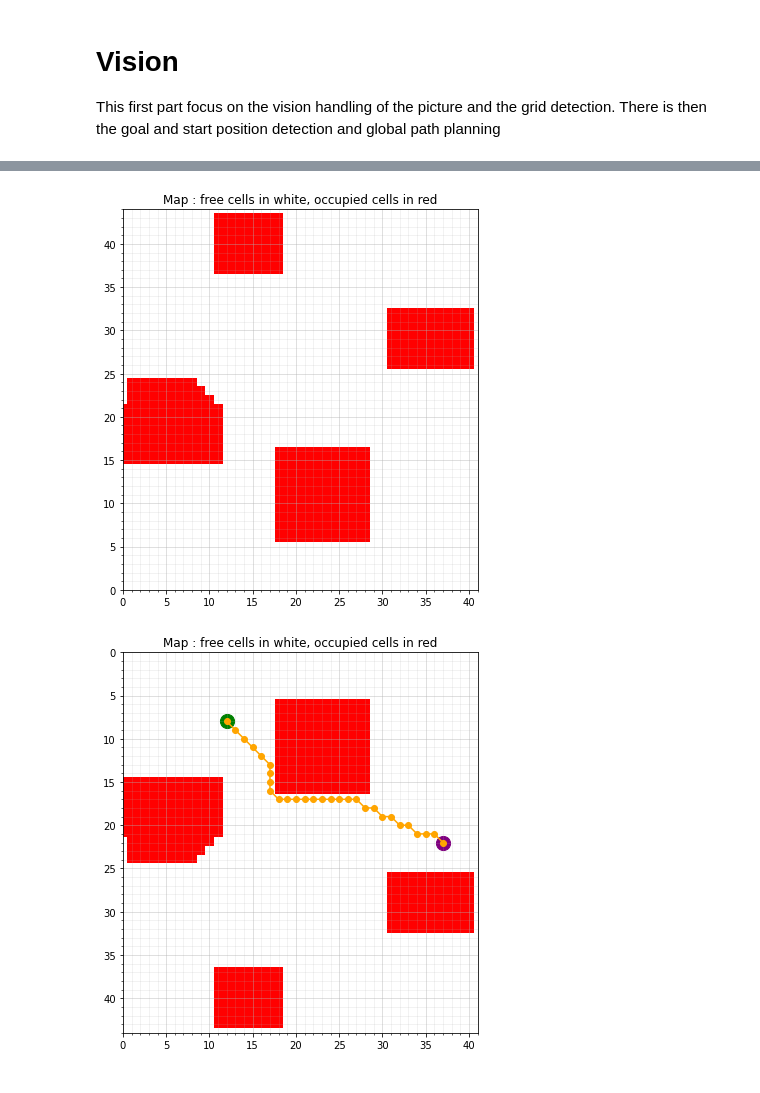
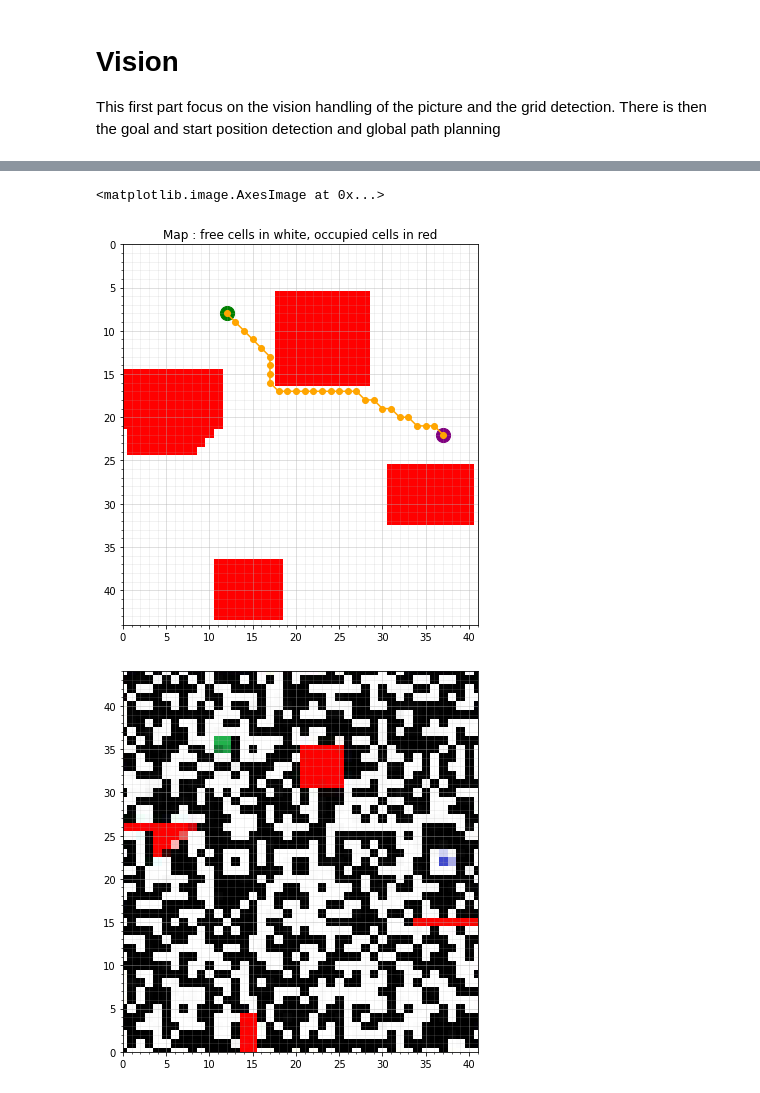
Before and after one commit to KookaS/basics-mobile-robotics, a Jupyter notebook: Vision and path planning.ipynb, the cells around one changed output, grey strips where cells are left out. Drawn from its saved outputs; the diff is of its cells as text; code cells hidden in the pictures.

```diff
--- a/Vision and path planning.ipynb
+++ b/Vision and path planning.ipynb
@@ -419,37 +417,51 @@ OCCUPIED = 1
 #####################################
 #shapren parameter
 alpha = 1.5 # Contrast control (1.0-3.0)
 beta = 0 # Brightness control (0-100)
 
-#open image
+#open image images/mapf.png
 image = cv2.imread('images/mapf.png')
 
 object_grid, occupancy_grid, world = vision(image)
 
 #change to the right coordinate format
 occupancy_grid = (np.flipud(occupancy_grid)).transpose()
 #display_map(occupancy_grid.transpose(), OCCUPANCY)
 
 #thymio and goal coordinate
 thymio_x = object_grid[thymio][y]
 thymio_y = 44-object_grid[thymio][x]
 goal_x = object_grid[goal][y]
 goal_y = 44-object_grid[goal][x]
 
 start = (thymio_x,thymio_y)
 goal = (goal_x,goal_y)
 
 final_occupancy_grid = increased_obstacles_map(occupancy_grid)
 
 # Run the A* algorithm
 path = A_Star(start, goal, final_occupancy_grid)
 path = np.array(path).reshape(-1, 2).transpose()
-#display_map(final_occupancy_grid.transpose(), OCCUPANCY)
-#plt.imshow(np.flipud(world[:,:,::-1]))
-display_map(final_occupancy_grid.transpose(), OCCUPANCY)
+
 display_global_path(start, goal, path, final_occupancy_grid.transpose())
 
-#plt.imshow(np.flipud(world[:,:,::-1]))
+#arrange axis for imshow
+fig, ax = plt.subplots(figsize=(7,7))
+major_ticks_x = np.arange(0, 41+1, 5)
+minor_ticks_x = np.arange(0, 41+1, 1)
+major_ticks_y = np.arange(0, 44+1, 5)
+minor_ticks_y = np.arange(0, 44+1, 1)
+ax.set_xticks(major_ticks_x)
+ax.set_xticks(minor_ticks_x, minor=True)
+ax.set_yticks(major_ticks_y)
+ax.set_yticks(minor_ticks_y, minor=True)
+ax.grid(which='minor', alpha=0.2)
+ax.grid(which='major', alpha=0.5)
+ax.set_ylim([0,44])
+ax.set_xlim([0,41])
+ax.grid(True)
+plt.imshow(world[:,:,::-1])
 # %% [output]
+<matplotlib.image.AxesImage at 0x...>
-[figure, old version]
+[figure, new version]
-[figure, old version]
+[figure, new version]
```
Also changed, not shown: parts of 3 cells of this notebook.
